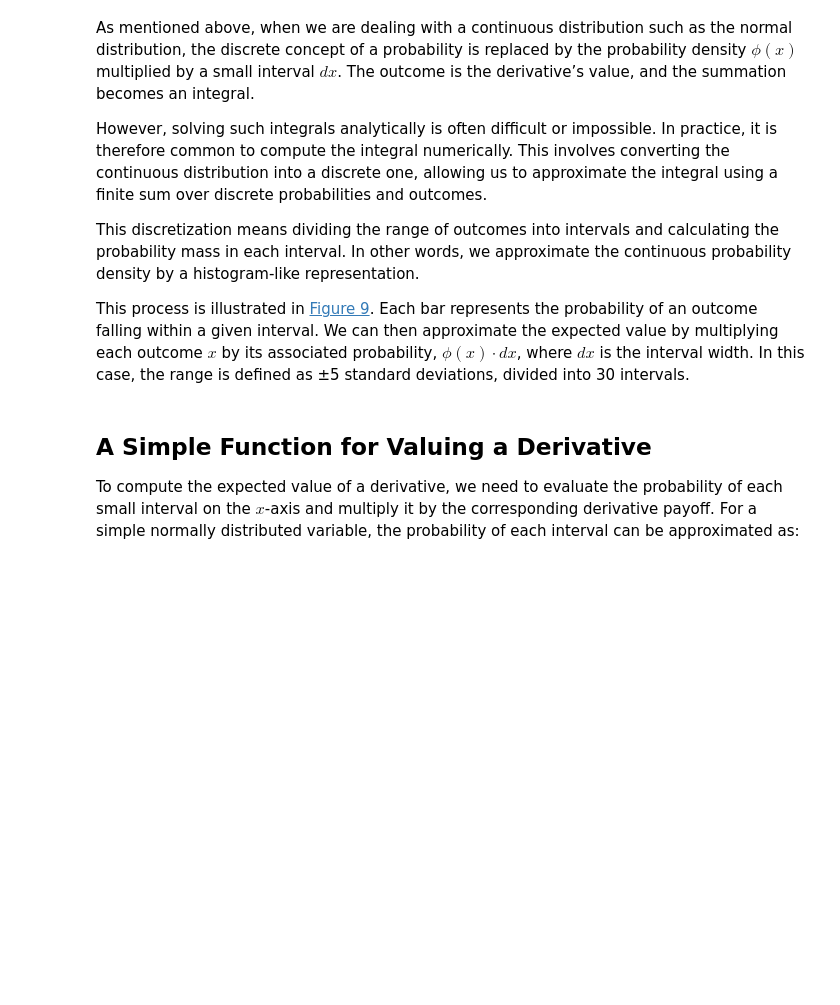
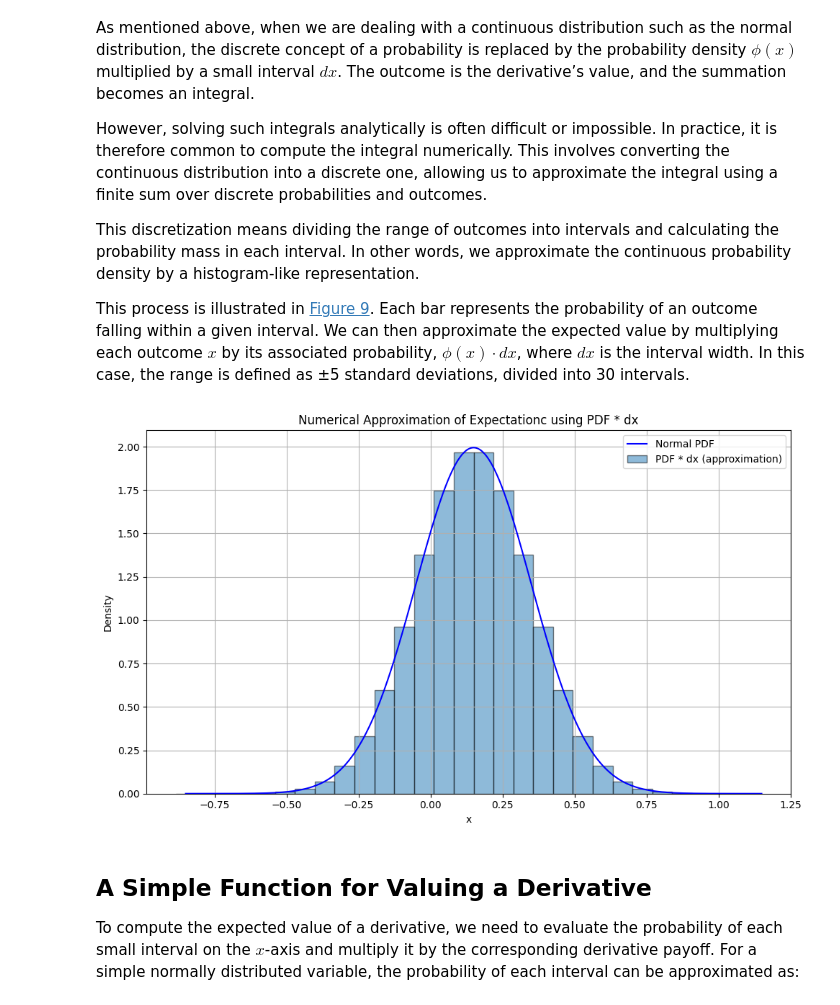
Before and after one commit to uit-sok-3022-v26/uit-sok-3022-v26.github.io, a Jupyter notebook: lectures_es/derivatives.ipynb, the cells around one changed output. Saved outputs shown, nothing was run; the diff lists cells and outputs as text; code cells hidden in the pictures; blank space fills up the shorter version.

```diff
--- a/lectures_es/derivatives.ipynb
+++ b/lectures_es/derivatives.ipynb
@@ -1124,34 +1156,36 @@ from scipy.stats import norm
 mu = 0.15  # Risk-free rate
 sigma = 0.2  # Volatility
 width = 5
 N = 30
 
 # Define the range for x
 dx = width*sigma/((N-1)*0.5)
-x = np.arange(mu - 4*sigma, mu + width*sigma, dx)
+x = np.arange(mu - width*sigma, mu + width*sigma, dx)
 x_fine = np.linspace(mu - width*sigma, mu
                                 + width*sigma, 1000)
 
 
 # PDF values
 pdf = norm.pdf(x, mu, sigma)
 pdf_fine = norm.pdf(x_fine, mu, sigma)
 
 
 # Plot
 plt.figure(figsize=(10, 6))
 plt.plot(x_fine, pdf_fine, label='Normal PDF',
                                         color='blue')
 plt.bar(x, pdf, width=dx, alpha=0.5, align='center',
     label='PDF * dx (approximation)', edgecolor='black')
 plt.title('Numerical Approximation of Expectationc '
                                     'using PDF * dx')
 plt.xlabel('x')
 plt.ylabel('Density')
 plt.legend()
 plt.grid(True)
 plt.tight_layout()
 plt.show()
+# %% [output]
+[figure, added]
 # %% [markdown]
 ## A Simple Function for Valuing a Derivative
 
```
Also changed, not shown: parts of 12 cells of this notebook, 32 other files.
